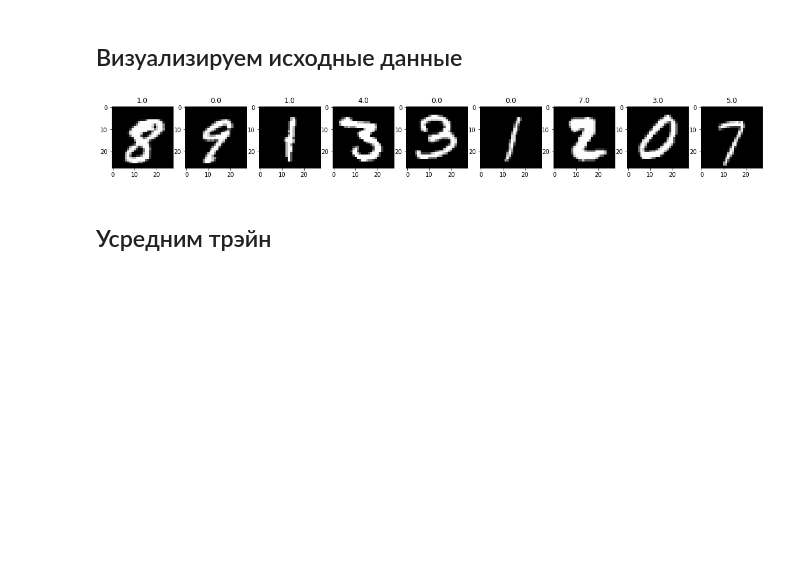
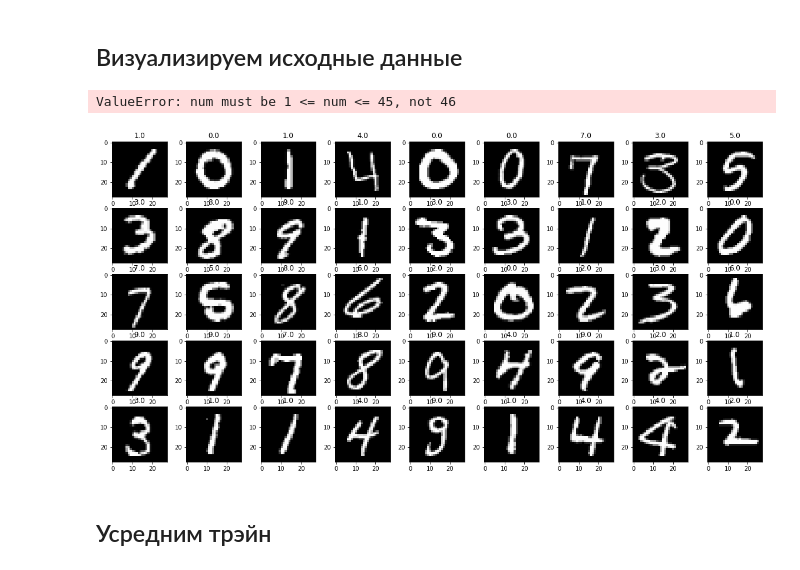
Before and after one commit to zamarseny/homework_python, a Jupyter notebook: CV/002_digit CV.ipynb, the cells around one changed output. Saved outputs shown, nothing was run; the diff lists cells and outputs as text; code cells hidden in the pictures; blank space fills up the shorter version.

```diff
--- a/CV/002_digit CV.ipynb
+++ b/CV/002_digit CV.ipynb
@@ -169,13 +99,14 @@ train_img.shape
 ## Визуализируем исходные данные
 # %%
 fig = plt.figure(figsize=(20, 10))
-for i, img in enumerate(train_img[10:19], 1):
-    subplot = fig.add_subplot(1, 9, i)
+for i, img in enumerate(train_img[0:49], 1):
+    subplot = fig.add_subplot(5, 9, i)
     plt.imshow(img, cmap='gray');
     subplot.set_title('%s' % train_label[i - 1]);
 #img
 # %% [output]
+ValueError: num must be 1 <= num <= 45, not 46
-[figure, old version]
+[figure, new version]
 # %% [markdown]
 ## Усредним трэйн
 # %%
```
Also changed, not shown: parts of 27 cells of this notebook.
